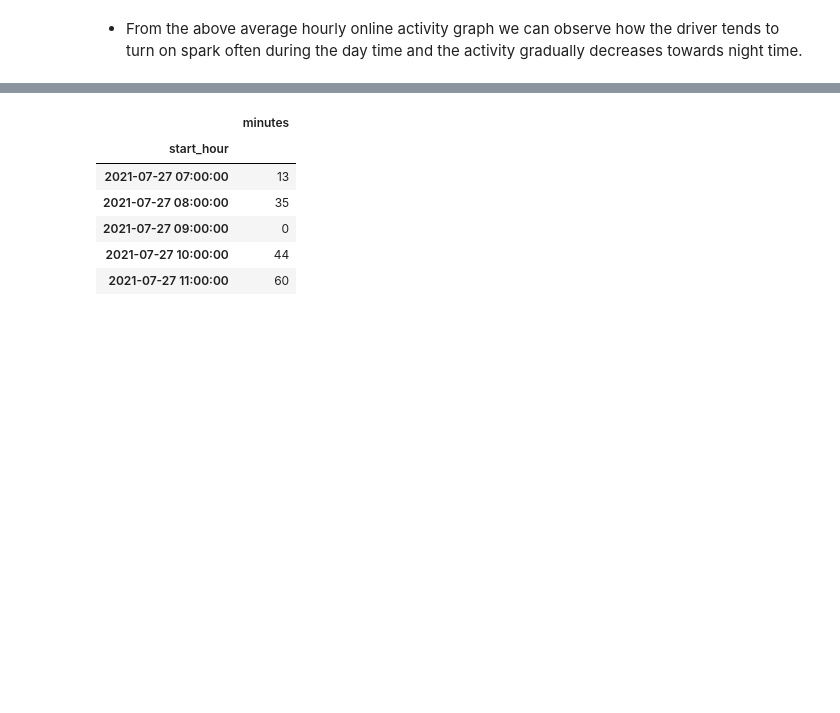
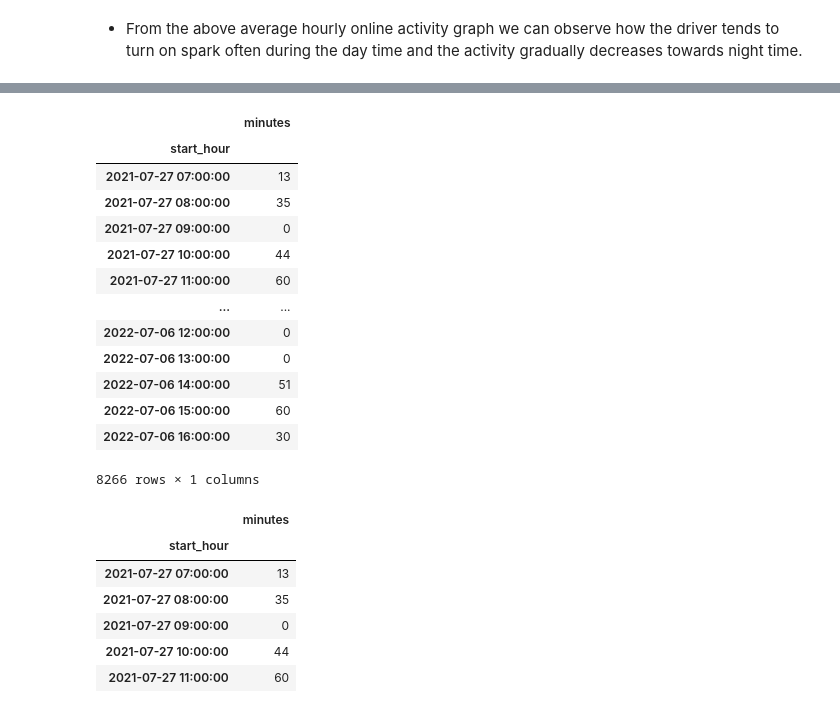
Before and after one commit to yashaswiwal/driver_availability, a Jupyter notebook: driver_availability_EDA.ipynb, the cells around one changed output, grey strips where cells are left out. Drawn from its saved outputs; the diff is of its cells as text; code cells hidden in the pictures; blank space fills up the shorter version.

```diff
--- a/driver_availability_EDA.ipynb
+++ b/driver_availability_EDA.ipynb
@@ -250,3 +254,21 @@ re = re.set_index('start_hour',drop=True)
+# %%
+re = pd.DataFrame(result)
+re
+# %% [output]
+|  | minutes |
+| start_hour |  |
+| 2021-07-27 07:00:00 | 13 |
+| 2021-07-27 08:00:00 | 35 |
+| 2021-07-27 09:00:00 | 0 |
+| 2021-07-27 10:00:00 | 44 |
+| 2021-07-27 11:00:00 | 60 |
+| ... | ... |
+| 2022-07-06 12:00:00 | 0 |
+| 2022-07-06 13:00:00 | 0 |
+| 2022-07-06 14:00:00 | 51 |
+| 2022-07-06 15:00:00 | 60 |
+| 2022-07-06 16:00:00 | 30 |
+8266 rows × 1 columns
 # %%
 re.head()
 # %% [output]
```
Also changed, not shown: parts of 14 cells of this notebook.
